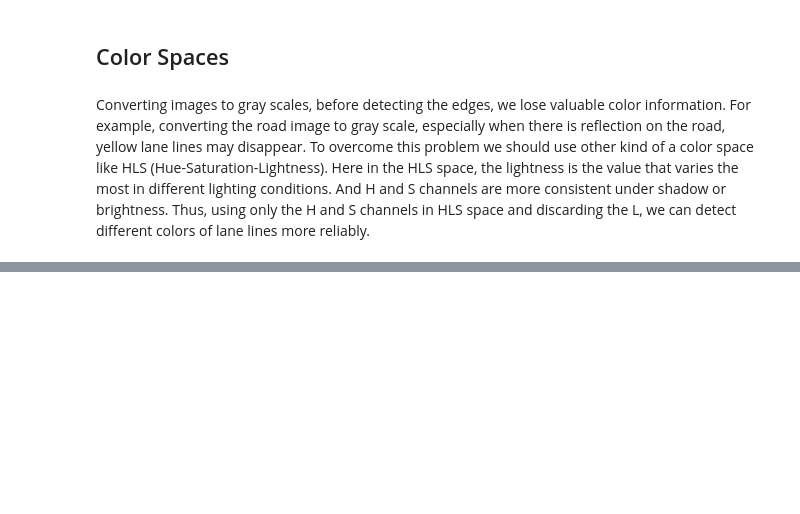
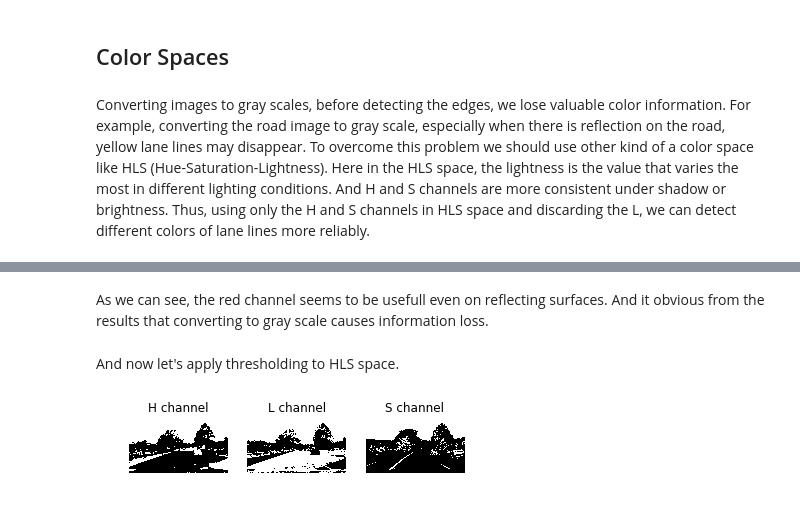
Before and after one commit to musa-atlihan/CarND-Advanced-Lane-Lines, a Jupyter notebook: project-report.ipynb, the cells around one changed output, grey strips where cells are left out. Drawn from its saved outputs; the diff is of its cells as text; code cells hidden in the pictures; blank space fills up the shorter version.

```diff
--- a/project-report.ipynb
+++ b/project-report.ipynb
@@ -387,0 +444,37 @@ Converting images to gray scales, before detecting the edges, we lose valuable c
+# %% [markdown]
+As we can see, the red channel seems to be usefull even on reflecting surfaces. And it obvious from the results that converting to gray scale causes information loss.
+# %% [markdown]
+And now let's apply thresholding to HLS space.
+# %%
+hls = cv2.cvtColor(img, cv2.COLOR_RGB2HLS)
+
+thr_hls = (100, 255)
+
+img_h = hls[:,:,0]
+img_l = hls[:,:,1]
+img_s = hls[:,:,2]
+
+bin_h = np.zeros_like(img_h)
+bin_l = np.zeros_like(img_h)
+bin_s = np.zeros_like(img_h)
+
+bin_h[(img_h > thr_hls[0]) & (img_h <= thr_hls[1])] = 1
+bin_l[(img_l > thr_hls[0]) & (img_l <= thr_hls[1])] = 1
+bin_s[(img_s > thr_hls[0]) & (img_s <= thr_hls[1])] = 1
+
+plt.subplot(1,3,1)
+plt.imshow(bin_h, cmap='gray')
+plt.axis('off')
+plt.title('H channel')
+plt.subplot(1,3,2)
+plt.imshow(bin_l, cmap='gray')
+plt.axis('off')
+plt.title('L channel')
+plt.subplot(1,3,3)
+plt.imshow(bin_s, cmap='gray')
+plt.axis('off')
+plt.title('S channel')
+plt.show()
+plt.close()
+# %% [output]
+[figure, added]
```
Also changed, not shown: parts of 16 cells of this notebook, 8 other files.
